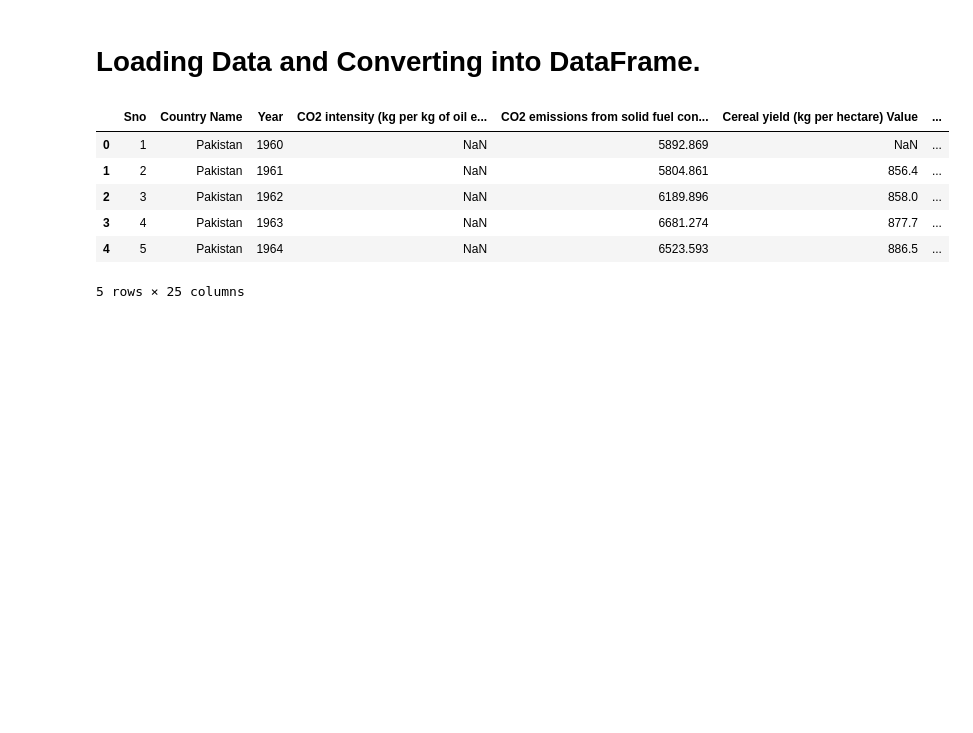
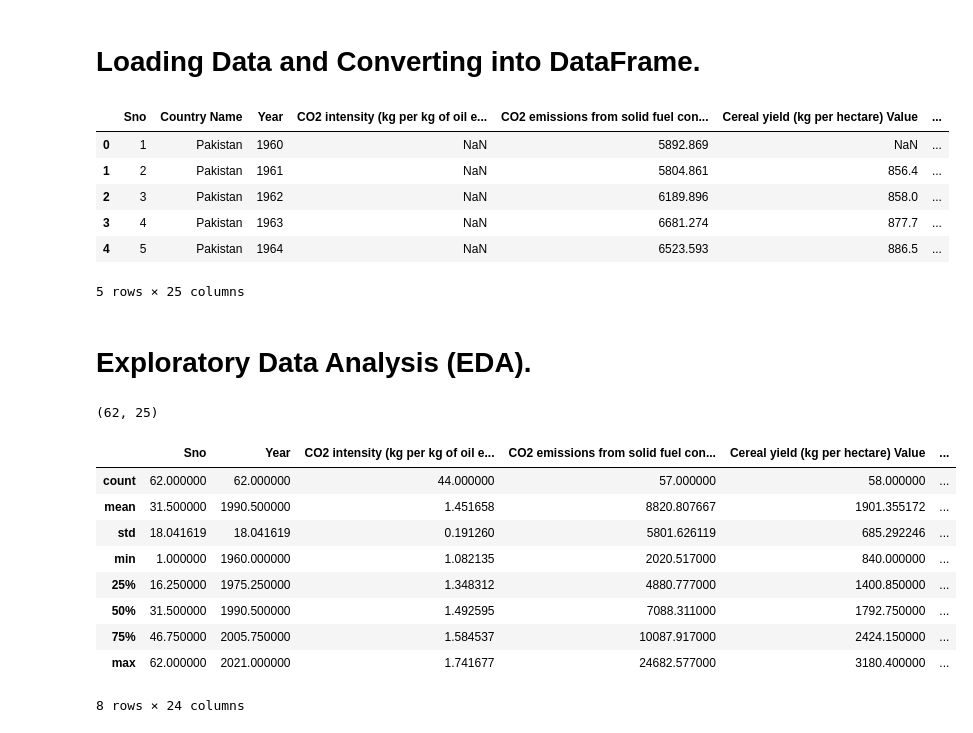
Before and after one commit to khairullahhamsafar/Pakistan-CO2-Emissions-Predictions, a Jupyter notebook: Predicting_Pakistan_CO2_Emissions_from_Fuel_Consumption_Using_Climate_Change_Indicators.ipynb, the cells around one changed output. Cells and saved outputs as stored; diff of their text form; code cells hidden in the pictures; blank space fills up the shorter version.

```diff
--- a/Predicting_Pakistan_CO2_Emissions_from_Fuel_Consumption_Using_Climate_Change_Indicators.ipynb
+++ b/Predicting_Pakistan_CO2_Emissions_from_Fuel_Consumption_Using_Climate_Change_Indicators.ipynb
@@ -131,0 +39,19 @@ plt.show()
+# %% [markdown]
+# Exploratory Data Analysis (EDA).
+# %%
+df.shape
+# %% [output]
+(62, 25)
+# %%
+df.describe()
+# %% [output]
+|  | Sno | Year | CO2 intensity (kg per kg of oil e... | CO2 emissions from solid fuel con... | Cereal yield (kg per hectare) Value | ... |
+| count | 62.000000 | 62.000000 | 44.000000 | 57.000000 | 58.000000 | ... |
+| mean | 31.500000 | 1990.500000 | 1.451658 | 8820.807667 | 1901.355172 | ... |
+| std | 18.041619 | 18.041619 | 0.191260 | 5801.626119 | 685.292246 | ... |
+| min | 1.000000 | 1960.000000 | 1.082135 | 2020.517000 | 840.000000 | ... |
+| 25% | 16.250000 | 1975.250000 | 1.348312 | 4880.777000 | 1400.850000 | ... |
+| 50% | 31.500000 | 1990.500000 | 1.492595 | 7088.311000 | 1792.750000 | ... |
+| 75% | 46.750000 | 2005.750000 | 1.584537 | 10087.917000 | 2424.150000 | ... |
+| max | 62.000000 | 2021.000000 | 1.741677 | 24682.577000 | 3180.400000 | ... |
+8 rows × 24 columns
```
Also changed, not shown: parts of 31 cells of this notebook.
